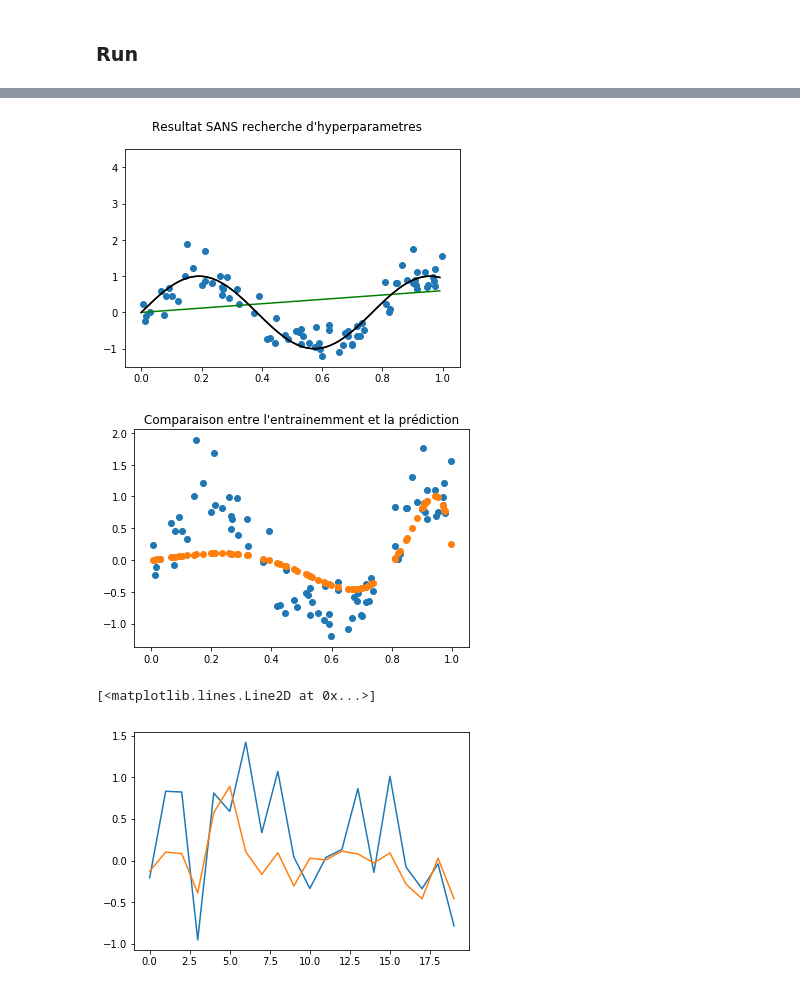
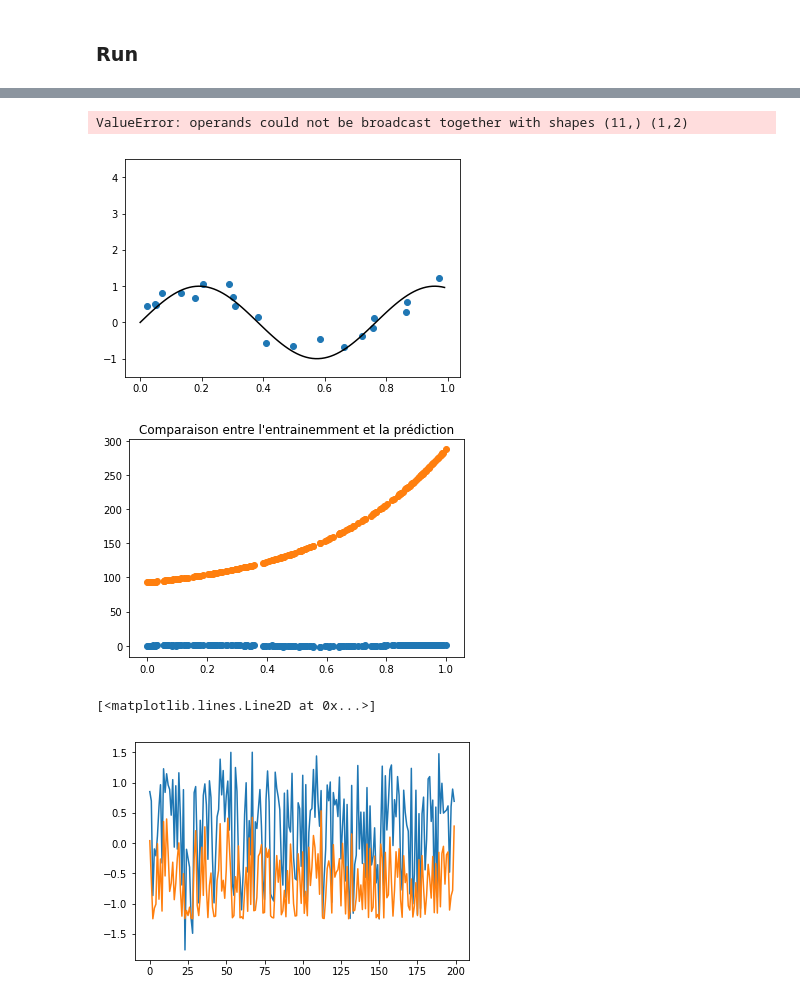
Before and after one commit to rabyj/IFT712, a Jupyter notebook: TP1/prog/solution_regression.ipynb, the cells around one changed output, grey strips where cells are left out. Saved outputs shown, nothing was run; the diff lists cells and outputs as text; code cells hidden in the pictures.

```diff
--- a/TP1/prog/solution_regression.ipynb
+++ b/TP1/prog/solution_regression.ipynb
@@ -145,8 +139,6 @@ def recherche_hyperparametre(X, t):
 
     m = 1
 # %%
-
-
 def entrainement(X, t, using_sklearn=False):
     """
     Entraîne la regression lineaire sur l'ensemble d'entraînement forme des
@@ -181,31 +173,26 @@ def entrainement(X, t, using_sklearn=False):
     phi_x = pd.DataFrame(phi_x)
     l = len(phi_x)
     w = np.array([0]*len(phi_x.columns))
+    I = np.identity(len(phi_x.columns))
 
     # using_sklearn=True
-    if(using_sklearn==True):
-        reg = linear_model.Ridge(alpha=.7)
+    if(using_sklearn):
+        reg = linear_model.Ridge(alpha=lamb)
         fit = reg.fit(phi_x, t)
         w = fit.coef_
 
+
     # using_sklearn=False
-    if(using_sklearn==False):
-        iterations = 50000
-        cost_history = []
+    else:
+        temp1 = lamb*I
+        print(phi_x.shape)
+        temp = np.dot(phi_x.T, phi_x)
+        print(temp.shape)
+        temp2 = temp1 + temp
+        print(temp1.shape)
+        w = np.linalg.solve(temp1, np.dot(phi_x.T, t))
+        print(w.shape)
 
-        for iteration in range(iterations):
-            hypothesis = phi_x.dot(w)
-            loss = hypothesis-t
-            gradient = phi_x.T.dot(loss)/l
-            w = w - lamb*gradient
-            cost = np.sum((phi_x.dot(w)-t)**2)/(2*l)
-            cost_history.append(cost)
-            #print(cost)
-        plt.title('Cost J')
-        plt.xlabel('iterations')
-        plt.ylabel('Loss')
-        plt.plot(cost_history)
-        plt.show()
     return w
 # %%
 def prediction(x):
@@ -218,6 +205,7 @@ def prediction(x):
     afin de calculer la prediction y(x,w) (equation 3.1 et 3.3).
     """
     # AJOUTER CODE ICI
+    x = np.c_[np.ones(x.shape[0]), x]
     y = W*x
     return np.sum(y, axis=1)
 # %%
@@ -253,7 +243,7 @@ W = entrainement(x_train, t_train, using_sklearn=False)
 # %%
-x_train = fonction_base_polynomiale(x_train)
-x_train = pd.DataFrame(x_train)
-x_test = fonction_base_polynomiale(x_test)
-x_test = pd.DataFrame(x_test)
+x_train1 = fonction_base_polynomiale(x_train)
+x_train1 = pd.DataFrame(x_train1)
+x_test1 = fonction_base_polynomiale(x_test)
+x_test1 = pd.DataFrame(x_test1)
 # %%
 # Predictions sur les ensembles 'entrainement et de test
@@ -279,26 +269,27 @@ Erreur de test : 0.32
 # %%
-afficher_donnees_et_modele(x_train[0], t_train, True)
+afficher_donnees_et_modele(x_train, t_train, True)
 predictions_range = np.array([prediction(pd.DataFrame([x])) for x in np.arange(0, 1, 0.01)])
 afficher_donnees_et_modele(np.arange(0, 1, 0.01), predictions_range, False)
 
 if m >= 0:
     plt.suptitle('Resultat SANS recherche d\'hyperparametres')
 else:
     plt.suptitle('Resultat AVEC recherche d\'hyperparametres')
 plt.show()
 # %% [output]
+ValueError: operands could not be broadcast together with shapes (11,) (1,2)
-[figure, old version]
+[figure, new version]
 # %%
 plt.figure()
 plt.title("Comparaison entre l'entrainemment et la prédiction")
-plt.scatter(x=x_train[0],y= t_train)
-plt.scatter(x=x_train[0], y=predictions_train)
+plt.scatter(x=x_train,y= t_train)
+plt.scatter(x=x_train, y=predictions_train)
 plt.show()
 # %% [output]
-[figure, old version]
+[figure, new version]
 # %%
-plt.plot(t_test)
-plt.plot(predictions_test)
+plt.plot(t_train)
+plt.plot(predictions_train)
 # %% [output]
 [<matplotlib.lines.Line2D at 0x...>]
-[figure, old version]
+[figure, new version]
```
Also changed, not shown: parts of 8 cells of this notebook.
